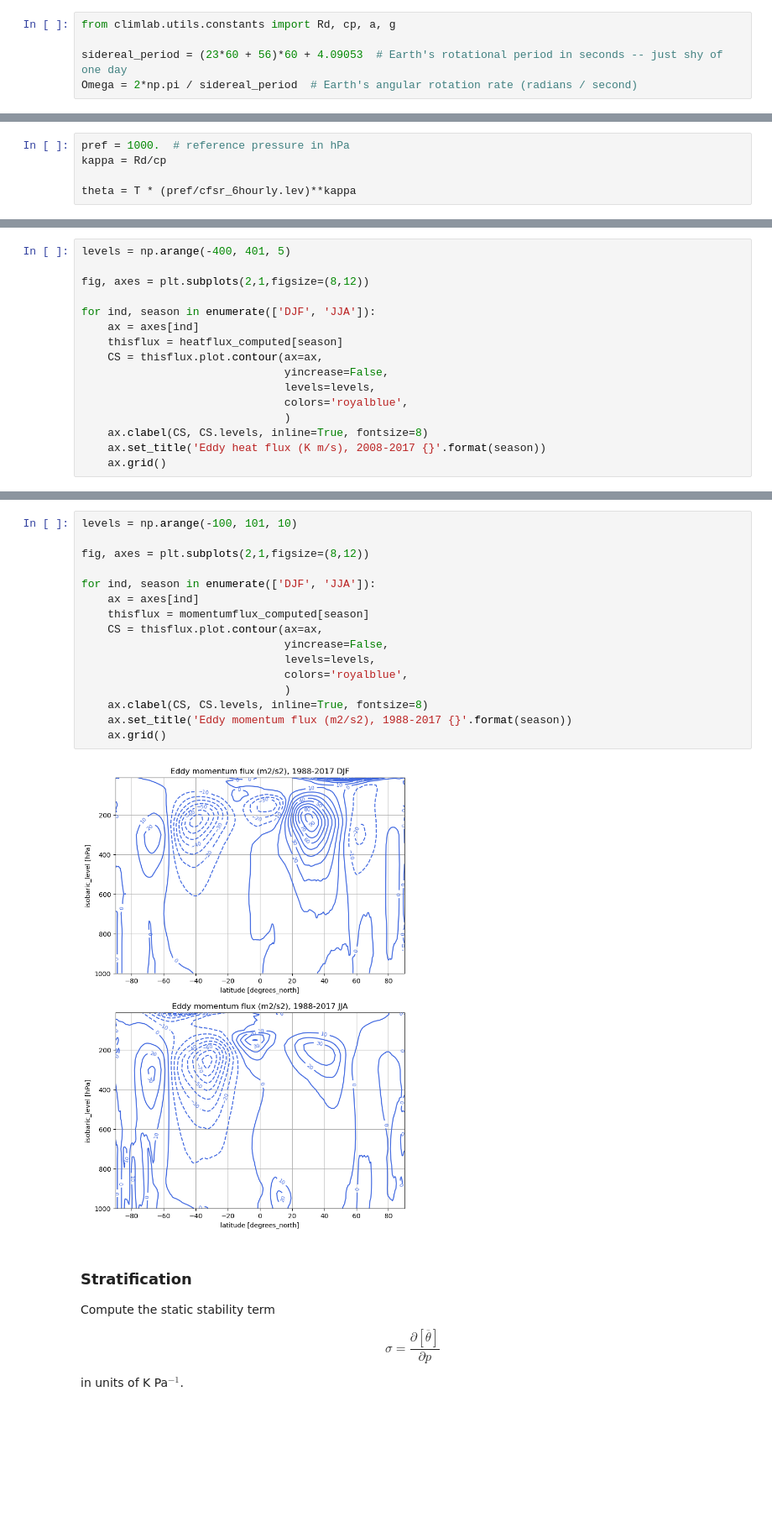
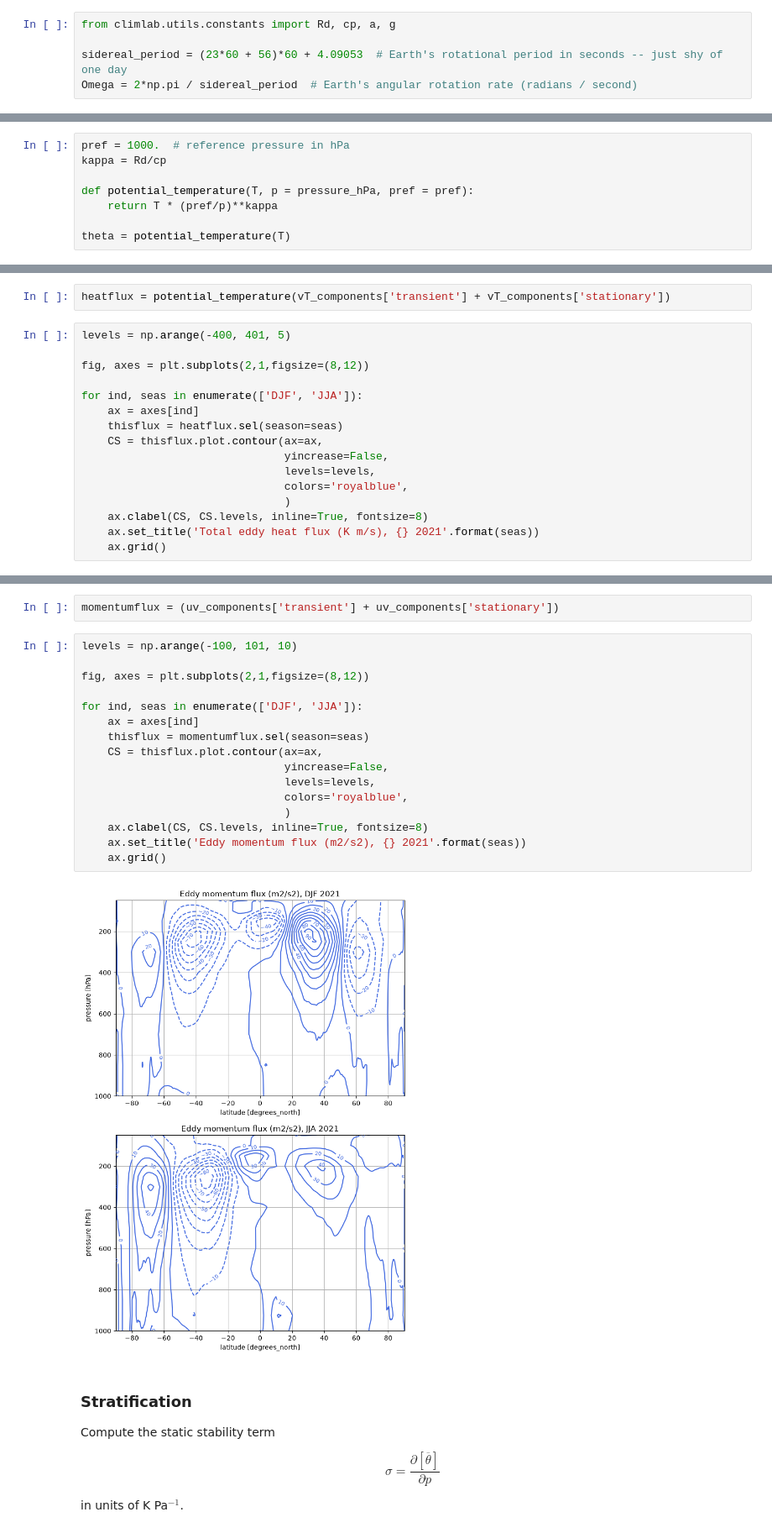
Before and after one commit to brian-rose/general-circulation, a Jupyter notebook: lectures/tem.ipynb, the cells around one changed output, grey strips where cells are left out. Shown at 84% size. Saved outputs shown, nothing was run; the diff lists cells and outputs as text; blank space fills up the shorter version.

```diff
--- a/lectures/tem.ipynb
+++ b/lectures/tem.ipynb
@@ -341,4 +272,7 @@ f = 2*Omega*sin(phi)  # everyone's favorite Coriolis parameter
 pref = 1000.  # reference pressure in hPa
 kappa = Rd/cp
 
-theta = T * (pref/cfsr_6hourly.lev)**kappa
+def potential_temperature(T, p = pressure_hPa, pref = pref):
+    return T * (pref/p)**kappa
+
+theta = potential_temperature(T)
@@ -398,17 +285,19 @@ for season in ['DJF', 'JJA']:
+# %%
+heatflux = potential_temperature(vT_components['transient'] + vT_components['stationary'])
 # %%
 levels = np.arange(-400, 401, 5)
 
 fig, axes = plt.subplots(2,1,figsize=(8,12))
 
-for ind, season in enumerate(['DJF', 'JJA']):
+for ind, seas in enumerate(['DJF', 'JJA']):
     ax = axes[ind]
-    thisflux = heatflux_computed[season]
+    thisflux = heatflux.sel(season=seas)
     CS = thisflux.plot.contour(ax=ax,
                                yincrease=False,
                                levels=levels,
                                colors='royalblue',
                                )
     ax.clabel(CS, CS.levels, inline=True, fontsize=8)
-    ax.set_title('Eddy heat flux (K m/s), 2008-2017 {}'.format(season))
+    ax.set_title('Total eddy heat flux (K m/s), {} 2021'.format(seas))
     ax.grid()
 # %% [output]
@@ -428,21 +311,23 @@ for season in ['DJF', 'JJA']:
+# %%
+momentumflux = (uv_components['transient'] + uv_components['stationary'])
 # %%
 levels = np.arange(-100, 101, 10)
 
 fig, axes = plt.subplots(2,1,figsize=(8,12))
 
-for ind, season in enumerate(['DJF', 'JJA']):
+for ind, seas in enumerate(['DJF', 'JJA']):
     ax = axes[ind]
-    thisflux = momentumflux_computed[season]
+    thisflux = momentumflux.sel(season=seas)
     CS = thisflux.plot.contour(ax=ax,
                                yincrease=False,
                                levels=levels,
                                colors='royalblue',
                                )
     ax.clabel(CS, CS.levels, inline=True, fontsize=8)
-    ax.set_title('Eddy momentum flux (m2/s2), 1988-2017 {}'.format(season))
+    ax.set_title('Eddy momentum flux (m2/s2), {} 2021'.format(seas))
     ax.grid()
 # %% [output]
-[figure, old version]
+[figure, new version]
 # %% [markdown]
 ### Stratification
 
```
Also changed, not shown: parts of 39 cells of this notebook.
